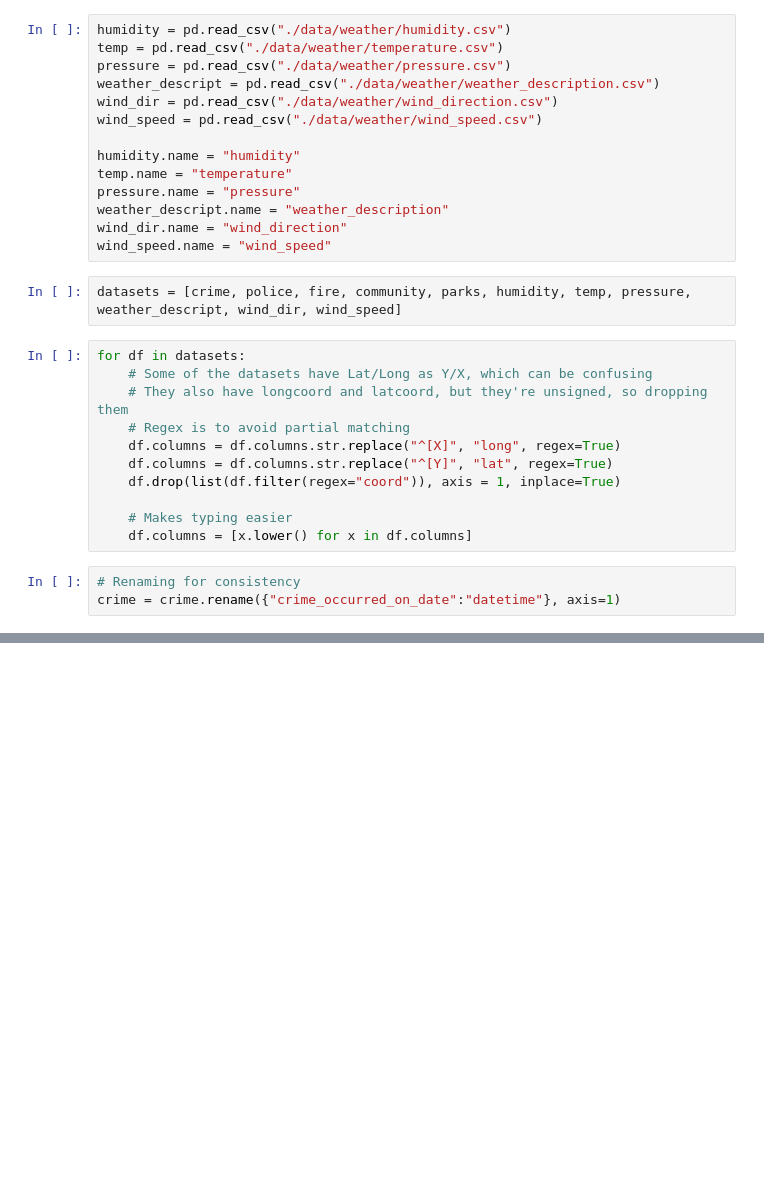
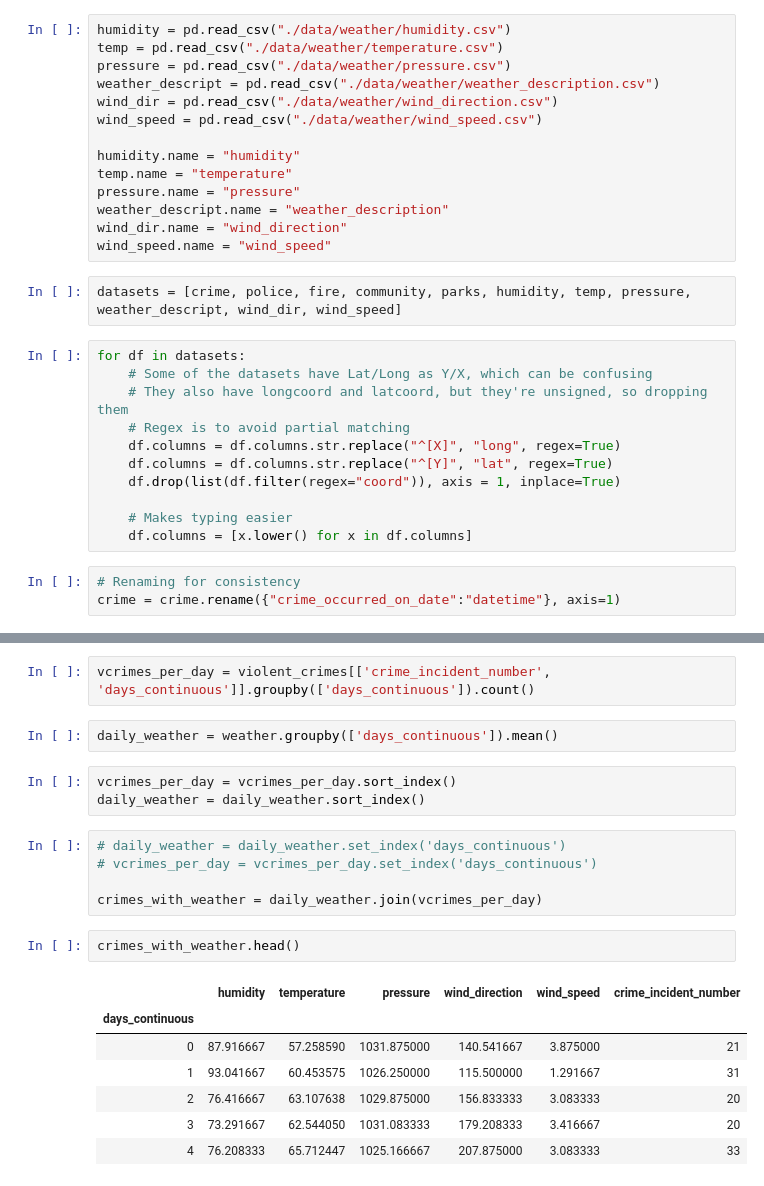
Before and after one commit to stephanGarland/sml-project-fall-2019, a Jupyter notebook: data_modification.ipynb, the cells around one changed output, grey strips where cells are left out. Saved outputs shown, nothing was run; the diff lists cells and outputs as text; blank space fills up the shorter version.

```diff
--- a/data_modification.ipynb
+++ b/data_modification.ipynb
@@ -47,0 +242,22 @@ crime = crime.rename({"crime_occurred_on_date":"datetime"}, axis=1)
+# %%
+vcrimes_per_day = violent_crimes[['crime_incident_number', 'days_continuous']].groupby(['days_continuous']).count()
+# %%
+daily_weather = weather.groupby(['days_continuous']).mean()
+# %%
+vcrimes_per_day = vcrimes_per_day.sort_index()
+daily_weather = daily_weather.sort_index()
+# %%
+# daily_weather = daily_weather.set_index('days_continuous')
+# vcrimes_per_day = vcrimes_per_day.set_index('days_continuous')
+
+crimes_with_weather = daily_weather.join(vcrimes_per_day)
+# %%
+crimes_with_weather.head()
+# %% [output]
+|  | humidity | temperature | pressure | wind_direction | wind_speed | crime_incident_number |
+| days_continuous |  |  |  |  |  |  |
+| 0 | 87.916667 | 57.258590 | 1031.875000 | 140.541667 | 3.875000 | 21 |
+| 1 | 93.041667 | 60.453575 | 1026.250000 | 115.500000 | 1.291667 | 31 |
+| 2 | 76.416667 | 63.107638 | 1029.875000 | 156.833333 | 3.083333 | 20 |
+| 3 | 73.291667 | 62.544050 | 1031.083333 | 179.208333 | 3.416667 | 20 |
+| 4 | 76.208333 | 65.712447 | 1025.166667 | 207.875000 | 3.083333 | 33 |
```
Also changed, not shown: parts of 29 cells of this notebook, 6 other files.
